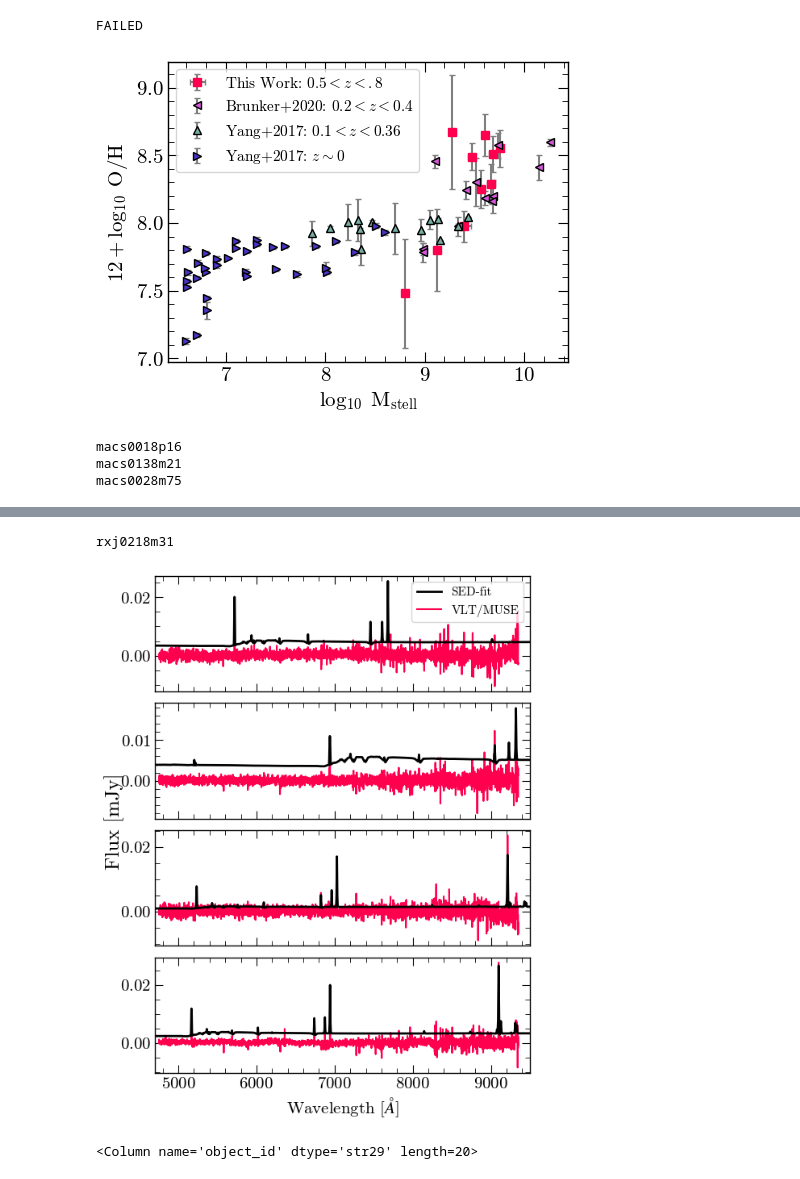
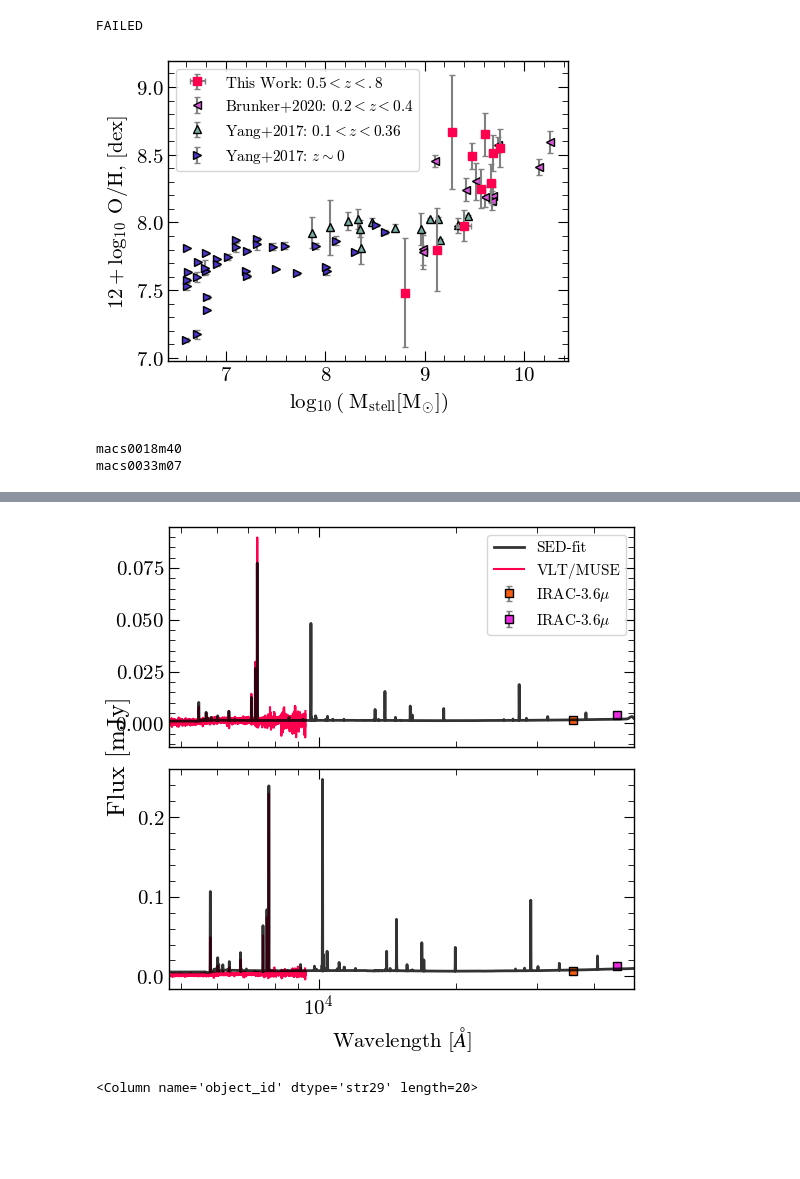
Before and after one commit to 0hardytom/eelgs, a Jupyter notebook: notebooks/epiph/week1/cigale_check.ipynb, the cells around one changed output, grey strips where cells are left out. Drawn from its saved outputs; the diff is of its cells as text; code cells hidden in the pictures; blank space fills up the shorter version.

Commit message:
more interview plots

```diff
--- a/notebooks/epiph/week1/cigale_check.ipynb
+++ b/notebooks/epiph/week1/cigale_check.ipynb
@@ -228,7 +228,7 @@ fig, ax = pf.create_plot()
 mask = peas_final_new['z']>0.5
 sc = ax.errorbar(peas_final_new['logmstellar'][mask],peas_final_new['Z_dir_gen'][mask],
                 yerr = peas_final_new['logmstellar_err'][mask], xerr=peas_final_new['Z_dir_gen_err'][mask],
-                capsize=2, ecolor='gray', fmt='s', color='#ff004f',  label=r'This Work: $0.5<z<.8$')
+                capsize=2, ecolor='gray', fmt='s', color='#ff004f',  label=r'This Work: $0.5<z<.8$', zorder=50)
 
 brunkerPeas = ascii.read('brunkerPeas.csv')
 # ax.scatter(brunkerPeas['x'], brunkerPeas['y'], color="#d856db", marker='<', label=r'Brunker+2020: $0.2<z<0.4$', edgecolors='k')
@@ -255,18 +255,21 @@ ax.errorbar(yangPeas['x'], yangPeas['y'], mfc="#4c33c8", fmt='>',
 # fig.legend(bbox_to_anchor=(1, 1.5))
 ax.legend(fontsize=11)
 
-ax.set_ylabel(r'$12+\log_{10}\;$O/H')
-ax.set_xlabel(r'$\log_{10}\;\mathrm{M}_{\mathrm{stell}}$')
+ax.set_ylabel(r'$12+\log_{10}\;$O/H, [dex]')
+ax.set_xlabel(r'$\log_{10}(\;\mathrm{M}_{\mathrm{stell}} [\mathrm{M}_{\odot}])$')
 
 pf.fix_plot([ax])
 
 fig.savefig(f'figs/massmet.png', dpi=600, bbox_inches='tight')
 # %% [output]
-[figure, old version]
+[figure, new version]
 # %%
-indices = np.random.random_integers(0,len(peas_final_new['object_id']), size=4)
+# indices = np.random.random_integers(0,len(peas_final_new['object_id']), size=3)
+peas_final_new.sort('oiii5007_flux')
+indices = np.array([-3,-1])
 
-fig, axess = plt.subplots(len(indices), ncols=1,figsize=(6, 8),sharex=True)
+
+fig, axess = plt.subplots(len(indices), ncols=1,figsize=(6, 6),sharex=True)
 fig.supylabel(r'Flux [mJy]')
 axes = axess.flatten()
 axes[-1].set_xlabel(r'Wavelength $[\AA]$')
@@ -276,7 +279,7 @@ for a in axes[:-1]:
 
 fig.subplots_adjust(hspace=0.1)
 
-axes[0].set_xlim([4700,9500])
+axes[0].set_xlim([4700,49000])
 
 
 for i,ii in enumerate(indices):
@@ -284,13 +287,13 @@ for i,ii in enumerate(indices):
     pickid = peas_final_new['object_id'][ii]
     pick_cand = peas_final_new[peas_final_new['object_id']==pickid][0]
 
-    with fits.open('cigale/out/'+pickid+'_best_model.fits') as hdu:
+    with fits.open('cigale/20260201_142622_out/'+pickid+'_best_model.fits') as hdu:
         tab = Table(hdu[1].data)
         hdr = hdu[1].header
 
     galloc, cube_ift, cluster, spectrum_o, rest_spectrum = ift.get_fromIFU(pick_cand)
 
-    wr = (tab['wavelength']*10<10000)&(tab['wavelength']*10>4700)
+    wr = (tab['wavelength']*10<49000)&(tab['wavelength']*10>4700)
 
     c = speedoflight.to(u.AA / u.s)
 
@@ -300,14 +303,20 @@ for i,ii in enumerate(indices):
     flux_nu = flux * (wave**2 / c)
     flux_ujy = flux_nu.to(u.mJy)
 
-    ax.plot(tab['wavelength'][wr]*10,tab['Fnu'][wr], zorder=10, color='k', lw=2,label='SED-fit' if i==0 else None)
-    ax.plot(wave,flux_ujy, color='#ff004f', lw=1.5, label='VLT/MUSE' if i==0 else None)
+    ax.semilogx(tab['wavelength'][wr]*10,tab['Fnu'][wr], zorder=10, color='k', lw=2,label='SED-fit' if i==0 else None, alpha=0.8)
+    ax.semilogx(wave,flux_ujy, color='#ff004f', lw=1.5, label='VLT/MUSE' if i==0 else None)
+
+    ax.errorbar(36000,pick_cand['flux_Spitzer_I1_3.6']*1e-3,yerr=[0.9*1e-3], label=(r'IRAC-$3.6\mu$'if i==0 else None),
+                 fmt='s',ecolor='gray', capsize=2, mfc="#f55e13", mec='k')
+
+    ax.errorbar(45000,pick_cand['flux_Spitzer_I2_4.5']*1e-3,yerr=[0.5*1e-3], label=(r'IRAC-$3.6\mu$'if i==0 else None),
+                 fmt='s',ecolor='gray', capsize=2, mfc="#ea2be0", mec='k')
+
     if i==0:
         ax.legend(fontsize=11)
 
 pf.fix_plot(axes)
 fig.savefig(f'figs/examples.png', dpi=600, bbox_inches='tight')
 # %% [output]
-macs0018p16
-macs0138m21
-macs0028m75
+macs0018m40
+macs0033m07
@@ -316,3 +323,2 @@ WARNING: The fit may be unsuccessful; check fit_info['message'] for more informa
-rxj0218m31
-[figure, old version]
+[figure, new version]
 # %%
```
Also changed, not shown: parts of 4 cells of this notebook.
